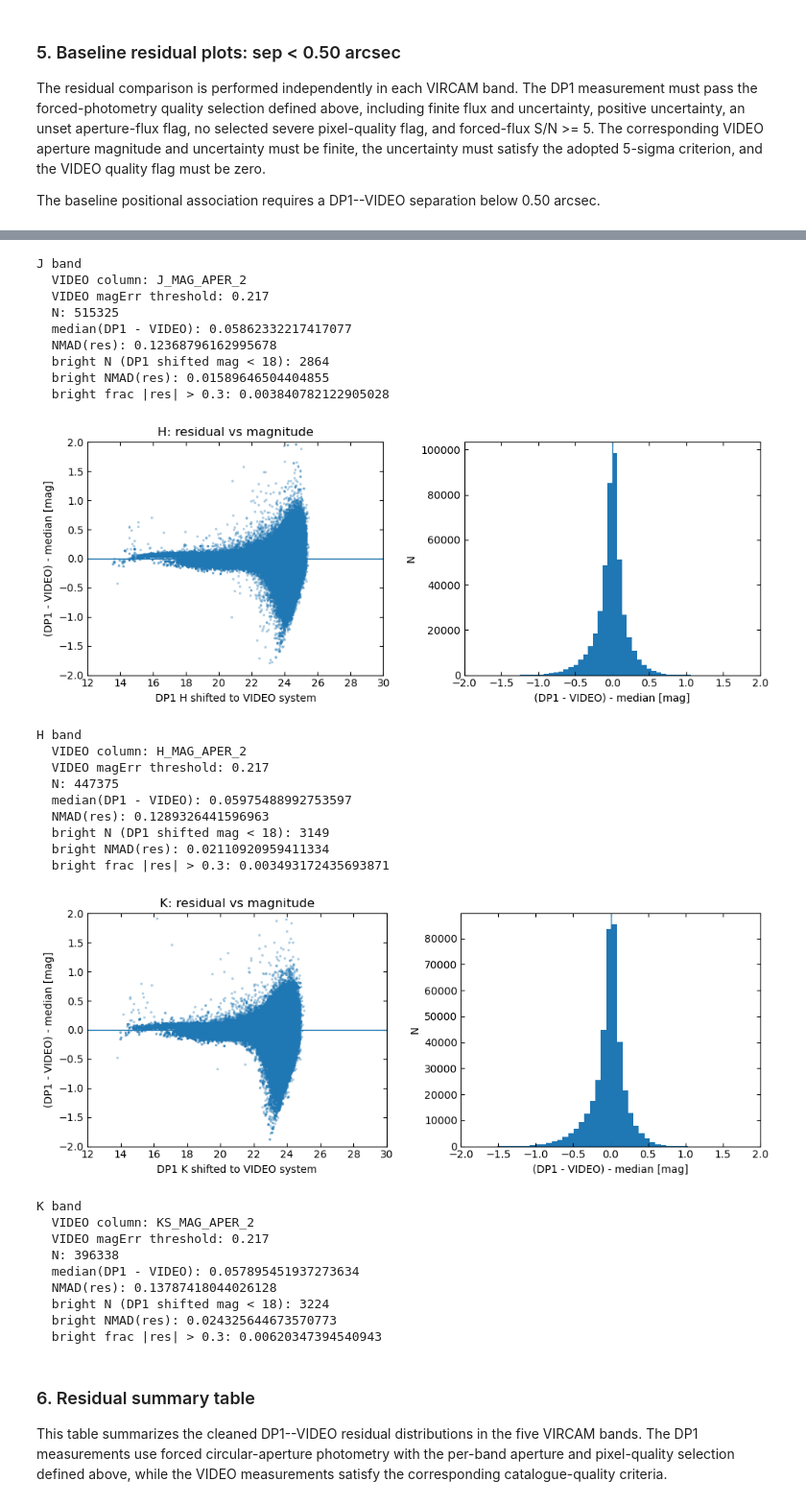
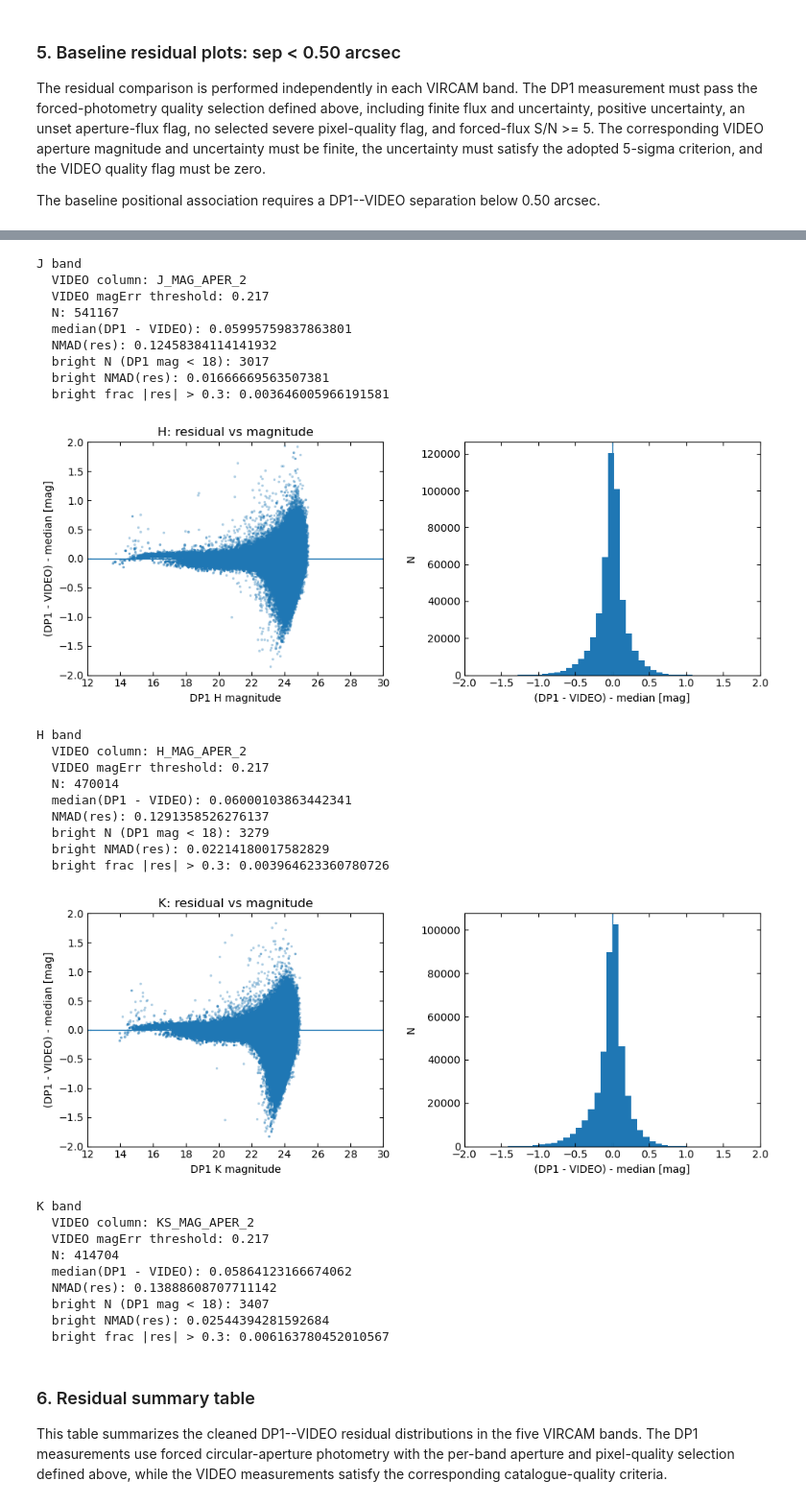
Before and after one commit to lsst-uk/lsst-ir-fusion, a Jupyter notebook: dmu5/dmu5_DP1/diagnostics/DP1_Photometry.ipynb, the cells around one changed output, grey strips where cells are left out. Shown at 96% size. Saved outputs shown, nothing was run; the diff lists cells and outputs as text; code cells hidden in the pictures.

```diff
--- a/dmu5/dmu5_DP1/diagnostics/DP1_Photometry.ipynb
+++ b/dmu5/dmu5_DP1/diagnostics/DP1_Photometry.ipynb
@@ -22,7 +22,7 @@ import matplotlib.patheffects as pe
 
 DATA_DIR = Path("../data")
 
-DP1_PATH   = DATA_DIR / "full_reduced_cat_DP1_20260902.fits"
+DP1_PATH   = DATA_DIR / "full_reduced_cat_DP1_20260921.fits"
 VIDEO_PATH = DATA_DIR / "VISTA-VIDEO-CDFS-DR5.fits"
 
 OUTDIR = Path("data/plots_photometry")
@@ -31,10 +31,6 @@ OUTDIR.mkdir(parents=True, exist_ok=True)
 # Photometric selection
 MAGERR_5SIG = 2.5 / np.log(10) / 5.0
 MAGERR_3SIG = 2.5 / np.log(10) / 3.0
-
-# The previous diagnostic used this value to place DP1 NIR magnitudes
-# approximately on the VIDEO system. Keep it explicit so it can be updated.
-DP1_TO_VIDEO_OFFSET = 1.4
 
 MATCH_RADIUS = 0.5 * u.arcsec
 VIDEO_APER = 2
@@ -462,7 +458,6 @@ def video_good_mask(tab, prefix, aper=VIDEO_APER, err_lim=MAGERR_5SIG, require_f
 def compare_residual_band(
     band,
     aper=VIDEO_APER,
-    dp1_to_video_offset=DP1_TO_VIDEO_OFFSET,
     err_lim=MAGERR_5SIG,
     xlim=(12, 30),
     ylim=(-2, 2),
@@ -477,7 +472,7 @@ def compare_residual_band(
         print(f"Skipping {band}: missing VIDEO column {vcols['mag']}")
         return None
 
-    dp1_m = dp1_mag(dp1c, band) - dp1_to_video_offset
+    dp1_m = dp1_mag(dp1c, band)
     dp1_good = dp1_band_usable(dp1c, band, snr_min=5.0)
 
     vid_m_all = arr(vid_box, vcols["mag"], float)
@@ -506,7 +501,7 @@ def compare_residual_band(
     axes[0].axhline(0, lw=1)
     axes[0].set_xlim(*xlim)
     axes[0].set_ylim(*ylim)
-    axes[0].set_xlabel(f"DP1 {band} shifted to VIDEO system")
+    axes[0].set_xlabel(f"DP1 {band} magnitude")
     axes[0].set_ylabel("(DP1 - VIDEO) - median [mag]")
     axes[0].set_title(f"{band}: residual vs magnitude")
     axes[0].tick_params(direction="in", top=True, right=True)
@@ -531,7 +526,7 @@ def compare_residual_band(
 
     bright = mag_plot < 18
     if bright.sum() > 0:
-        print("  bright N (DP1 shifted mag < 18):", int(bright.sum()))
+        print("  bright N (DP1 mag < 18):", int(bright.sum()))
         print("  bright NMAD(res):", float(nmad(res[bright])))
         print("  bright frac |res| > 0.3:", float(np.mean(np.abs(res[bright]) > 0.3)))
 
@@ -579,32 +574,32 @@ Y band
 J band
   VIDEO column: J_MAG_APER_2
   VIDEO magErr threshold: 0.217
-  N: 515325
-  median(DP1 - VIDEO): 0.05862332217417077
-  NMAD(res): 0.12368796162995678
-  bright N (DP1 shifted mag < 18): 2864
-  bright NMAD(res): 0.01589646504404855
-  bright frac |res| > 0.3: 0.003840782122905028
+  N: 541167
+  median(DP1 - VIDEO): 0.05995759837863801
+  NMAD(res): 0.12458384114141932
+  bright N (DP1 mag < 18): 3017
+  bright NMAD(res): 0.01666669563507381
+  bright frac |res| > 0.3: 0.003646005966191581
-[figure, old version]
+[figure, new version]
 H band
   VIDEO column: H_MAG_APER_2
   VIDEO magErr threshold: 0.217
-  N: 447375
-  median(DP1 - VIDEO): 0.05975488992753597
-  NMAD(res): 0.1289326441596963
-  bright N (DP1 shifted mag < 18): 3149
-  bright NMAD(res): 0.02110920959411334
-  bright frac |res| > 0.3: 0.003493172435693871
+  N: 470014
+  median(DP1 - VIDEO): 0.06000103863442341
+  NMAD(res): 0.1291358526276137
+  bright N (DP1 mag < 18): 3279
+  bright NMAD(res): 0.02214180017582829
+  bright frac |res| > 0.3: 0.003964623360780726
-[figure, old version]
+[figure, new version]
 K band
   VIDEO column: KS_MAG_APER_2
   VIDEO magErr threshold: 0.217
-  N: 396338
-  median(DP1 - VIDEO): 0.057895451937273634
-  NMAD(res): 0.13787418044026128
-  bright N (DP1 shifted mag < 18): 3224
-  bright NMAD(res): 0.024325644673570773
-  bright frac |res| > 0.3: 0.00620347394540943
+  N: 414704
+  median(DP1 - VIDEO): 0.05864123166674062
+  NMAD(res): 0.13888608707711142
+  bright N (DP1 mag < 18): 3407
+  bright NMAD(res): 0.02544394281592684
+  bright frac |res| > 0.3: 0.006163780452010567
 # %% [markdown]
 ### 6. Residual summary table
 
```
Also changed, not shown: parts of 25 cells of this notebook.
